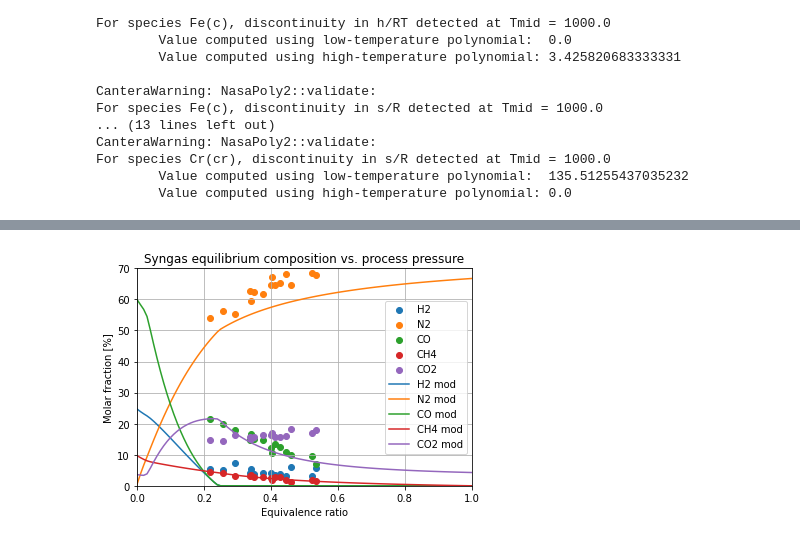
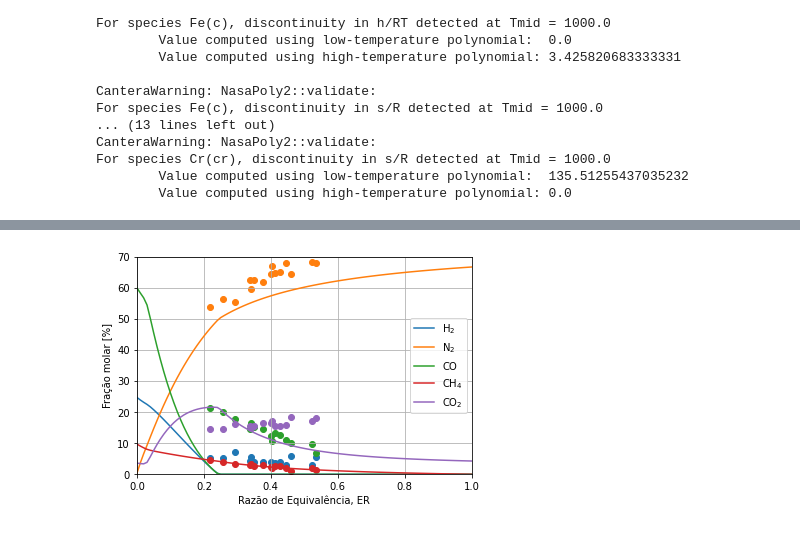
Before and after one commit to jubaldi/gasification, a Jupyter notebook: comparison.ipynb, the cells around one changed output, grey strips where cells are left out. Cells and saved outputs as stored; diff of their text form; code cells hidden in the pictures.

```diff
--- a/comparison.ipynb
+++ b/comparison.ipynb
@@ -159,7 +171,7 @@ CO2 = [18.1, 15.9, 17.1, 17.1, 16.5, 15.7, 15.0, 15.6, 15.6, 16.5, 15.7, 14.7, 1
 HV = [2.43, 2.96, 2.92, 2.75, 4.14, 3.73, 4.82, 4.13, 3.85, 3.59, 4.17, 6.13, 5.62, 4.60, 2.54] # MJ/Nm³
 Y = [3.30, 2.92, 2.48, 3.10, 2.59, 2.75, 2.34, 2.27, 2.46, 2.51, 2.13, 1.72, 2.06, 2.35, 3.24] # Nm³/kg
 # %%
-for i, fuel in enumerate(fuels):
-    results = g.gasifier(avg, moist=fu.moisture(avg), T=1100, P=1.013*10**5, air=ER[i], airType='ER', C=0.25+0.75*np.exp(-ER[i]/0.23), CH4=0.11*(1-ER[i]))
-    report = results[0]
-    print(report['H2']*100)
+# for i, fuel in enumerate(fuels):
+#     results = g.gasifier(avg, moist=fu.moisture(avg), T=1100, P=1.013*10**5, air=ER[i], airType='ER', C=0.25+0.75*np.exp(-ER[i]/0.23), CH4=0.11*(1-ER[i]))
+#     report = results[0]
+#     print(report['H2']*100)
@@ -182,5 +178,5 @@ for i, fuel in enumerate(fuels):
 # %%
-species = ['H2', 'N2', 'CO', 'CH4', 'CO2']
+species = ['H2', 'N2', 'CO', 'CH4', 'CO2', 'H2O']
 ER_list = np.arange(0, 1+0.01, 0.01)
 y4 = np.zeros((len(ER_list), len(species)))
 
@@ -191,23 +187,24 @@ for i, er in enumerate(ER_list):
         y4[i,j] = report[sp]*100
 # %%
 fig4 = plt.figure()
-plt.scatter(ER, H2, label="H2")
-plt.scatter(ER, N2, label="N2")
-plt.scatter(ER, CO, label="CO")
-plt.scatter(ER, CH4, label="CH4")
-plt.scatter(ER, CO2, label="CO2")
-plt.plot(ER_list, y4[:,0], label="H2 mod")
-plt.plot(ER_list, y4[:,1], label="N2 mod")
-plt.plot(ER_list, y4[:,2], label="CO mod")
-plt.plot(ER_list, y4[:,3], label="CH4 mod")
-plt.plot(ER_list, y4[:,4], label="CO2 mod")
+plt.scatter(ER, H2)
+plt.scatter(ER, N2)
+plt.scatter(ER, CO)
+plt.scatter(ER, CH4)
+plt.scatter(ER, CO2)
+plt.plot(ER_list, y4[:,0], label='$\mathregular{H_2}$')
+plt.plot(ER_list, y4[:,1], label='$\mathregular{N_2}$')
+plt.plot(ER_list, y4[:,2], label='$\mathregular{CO}$')
+plt.plot(ER_list, y4[:,3], label='$\mathregular{CH_4}$')
+plt.plot(ER_list, y4[:,4], label='$\mathregular{CO_2}$')
 plt.legend()
 plt.grid()
 plt.xlim(0, 1)
 plt.ylim(0, 70)
-plt.xlabel('Equivalence ratio')
-plt.ylabel('Molar fraction [%]')
-plt.title('Syngas equilibrium composition vs. process pressure')
+plt.xlabel('Razão de Equivalência, ER')
+plt.ylabel('Fração molar [%]')
+#plt.title('Composição de Equilíbrio vs. Razão de Equivalência')
+plt.savefig('results/Baratieri4')
 plt.show()
 # %% [output]
-[figure, old version]
+[figure, new version]
```
Also changed, not shown: parts of 9 cells of this notebook, 17 other files.
